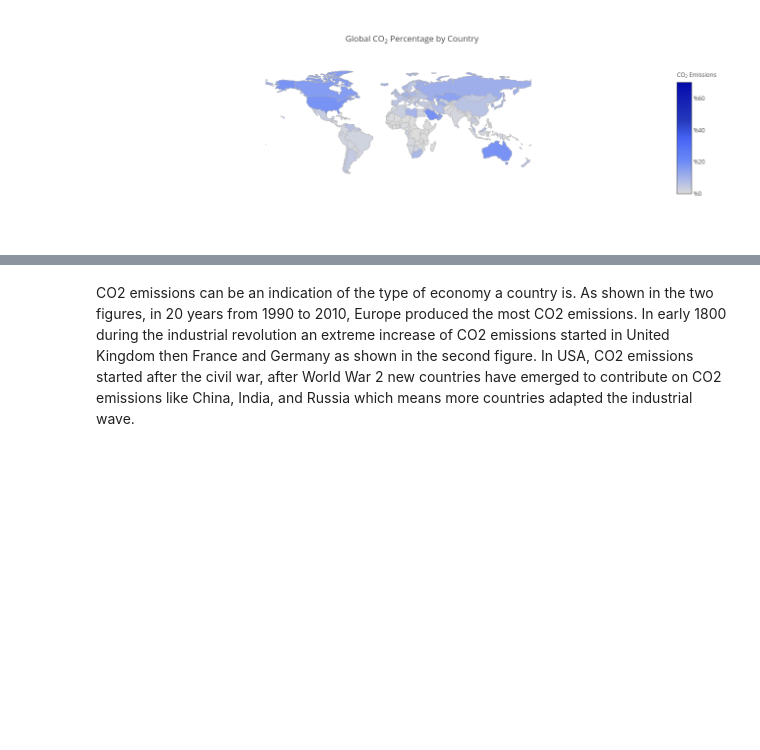
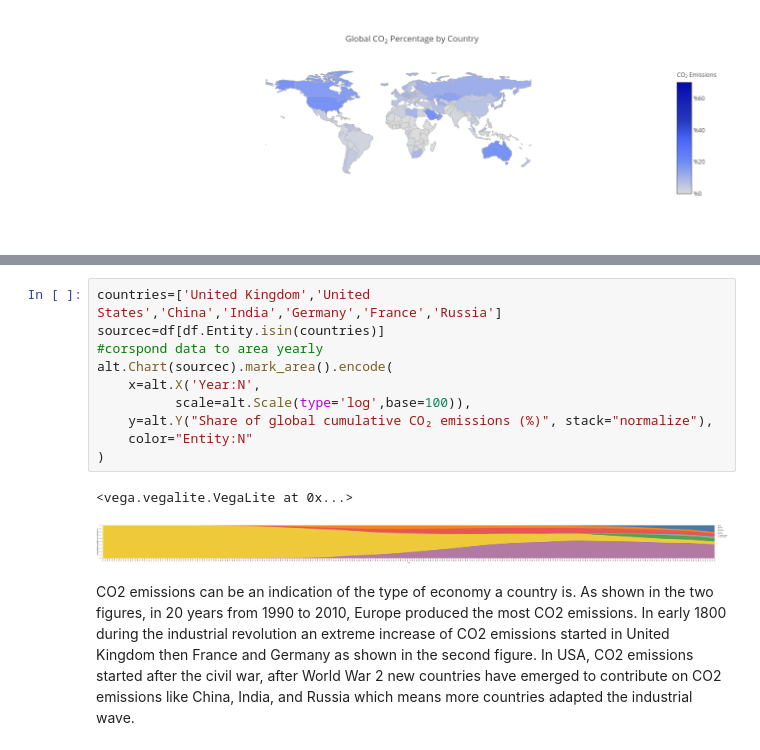
Before and after one commit to wiggs555/cse7324project, a Jupyter notebook: Project1/Project1_final.ipynb, the cells around one changed output, grey strips where cells are left out. Cells and saved outputs as stored; diff of their text form; blank space fills up the shorter version.

```diff
--- a/Project1/Project1_final.ipynb
+++ b/Project1/Project1_final.ipynb
@@ -264,3 +276,16 @@ alt.Chart(country_comb).mark_area().encode(
+# %%
+countries=['United Kingdom','United States','China','India','Germany','France','Russia']
+sourcec=df[df.Entity.isin(countries)]
+#corspond data to area yearly
+alt.Chart(sourcec).mark_area().encode(
+    x=alt.X('Year:N',
+          scale=alt.Scale(type='log',base=100)),
+    y=alt.Y("Share of global cumulative CO₂ emissions (%)", stack="normalize"),
+    color="Entity:N"
+)
+# %% [output]
+<vega.vegalite.VegaLite at 0x...>
+[figure, added]
 # %% [markdown]
 CO2 emissions can be an indication of the type of economy a country is. As shown in the two figures, in 20 years from 1990 to 2010, Europe produced the most CO2 emissions. In early 1800 during the industrial revolution an extreme increase of CO2 emissions started in United Kingdom then France and Germany as shown in the second figure. In USA, CO2 emissions started after the civil war, after World War 2 new countries have emerged to contribute on CO2 emissions like China, India, and Russia which means more countries adapted the industrial wave.
 # %%
```
Also changed, not shown: parts of 6 cells of this notebook.
